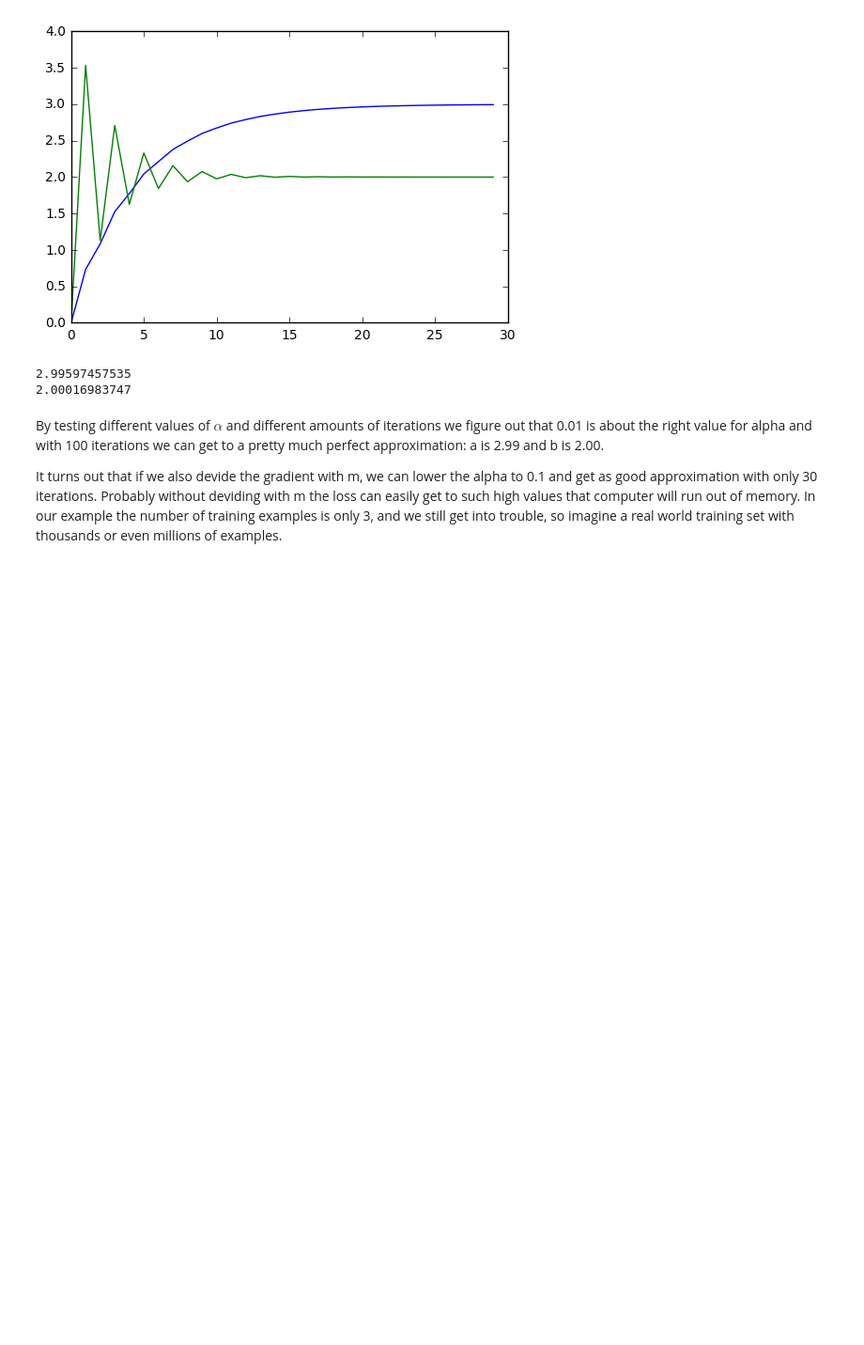
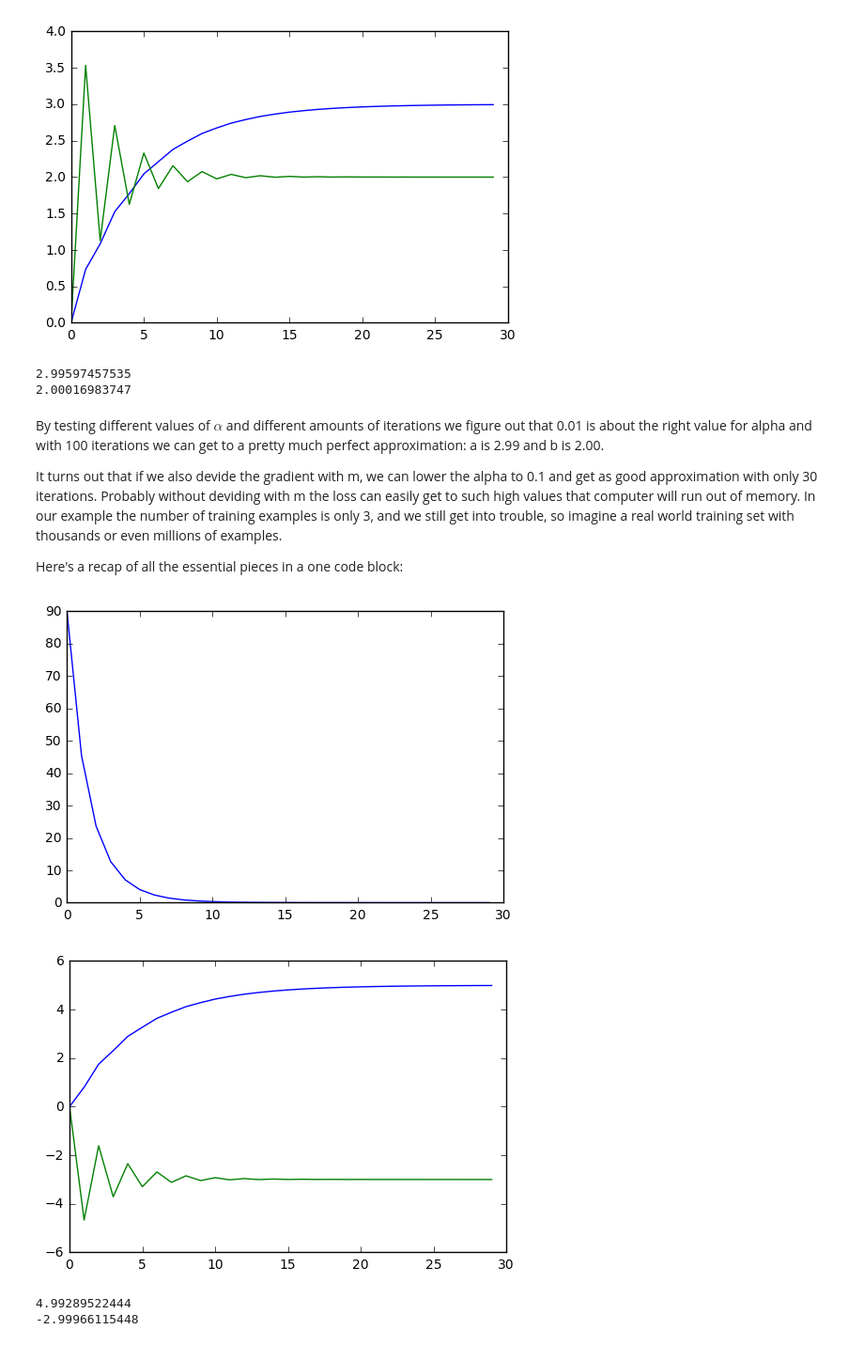
Before and after one commit to jarmop/learning, a Jupyter notebook: machine-learning.ipynb, the cells around one changed output. Shown at 94% size. Cells and saved outputs as stored; diff of their text form; code cells hidden in the pictures; blank space fills up the shorter version.

```diff
--- a/machine-learning.ipynb
+++ b/machine-learning.ipynb
@@ -19,4 +19,4 @@ For the actual function to approximate by the hyphothesis function we could pick
 # %%
-def f(x):
+def t(x):
     return 3 + 2 * x
 # %% [markdown]
@@ -30,14 +30,14 @@ print(training_set)
 # Calculate the values of h and f for each value in the training set
 machine = Machine()
 h_values = []
-f_values = []
+t_values = []
 for x in training_set:
     h_values.append(machine.h(x))
-    f_values.append(f(x))
+    t_values.append(t(x))
 
 # Visualize how badly the hyphothesis fails initially
 plt.plot(training_set, h_values)
-plt.plot(training_set, f_values)
+plt.plot(training_set, t_values)
 plt.show()
 # %% [output]
 [-3  0  4]
@@ -54,7 +54,7 @@ machine = Machine()
 def loss(training_set):
     loss = 0
     for x in training_set:
-        loss += (machine.h(x) - f(x))**2
+        loss += (machine.h(x) - t(x))**2
 
     return loss / n
 
@@ -150,7 +150,7 @@ machine = Machine()
 def loss(training_set):
     loss = 0
     for x in training_set:
-        loss += (machine.h(x) - f(x))**2
+        loss += (machine.h(x) - t(x))**2
 
     return loss / n
 
@@ -158,8 +158,8 @@ def gradient(training_set):
     da = 0
     db = 0
     for x in training_set:
-        da += machine.h(x) - f(x)
-        db += (machine.h(x) - f(x)) * x
+        da += machine.h(x) - t(x)
+        db += (machine.h(x) - t(x)) * x
 
     return (2 * da / n, 2 * db / n)
 
@@ -286,3 +286,21 @@ print(machine.b)
 By testing different values of $\alpha$ and different amounts of iterations we figure out that  0.01 is about the right value for alpha and with 100 iterations we can get to a pretty much perfect approximation: a is 2.99 and b is 2.00.
 
 It turns out that if we also devide the gradient with m, we can lower the alpha to 0.1 and get as good approximation with only 30 iterations. Probably without deviding with m the loss can easily get to such high values that computer will run out of memory. In our example the number of training examples is only 3, and we still get into trouble, so imagine a real world training set with thousands or even millions of examples.
+
+Here's a recap of all the essential pieces in a one code block:
+# %%
+def f(x):
+    return 5 - 3 * x
+
+n = 3 # number of training samples
+np.random.seed(876)
+training_set = np.random.randint(-5, 6, n)
+machine = Machine()
+gradient_descent(machine, training_set)
+print(machine.a)
+print(machine.b)
+# %% [output]
+[figure, added]
+[figure, added]
+4.99289522444
+-2.99966115448
```
Also changed, not shown: parts of 4 cells of this notebook, 1 other file.
